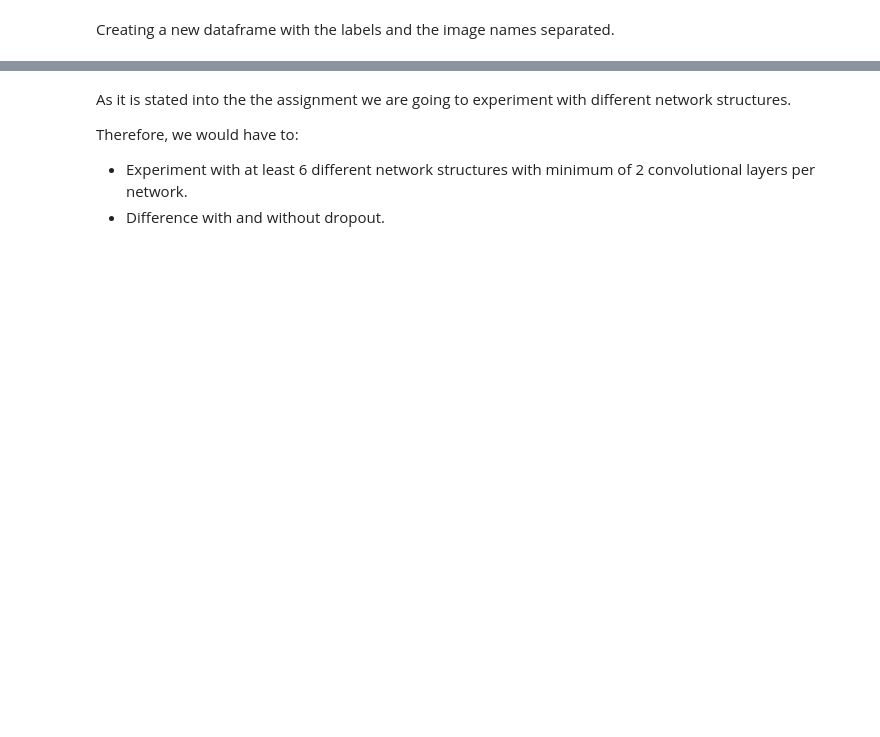
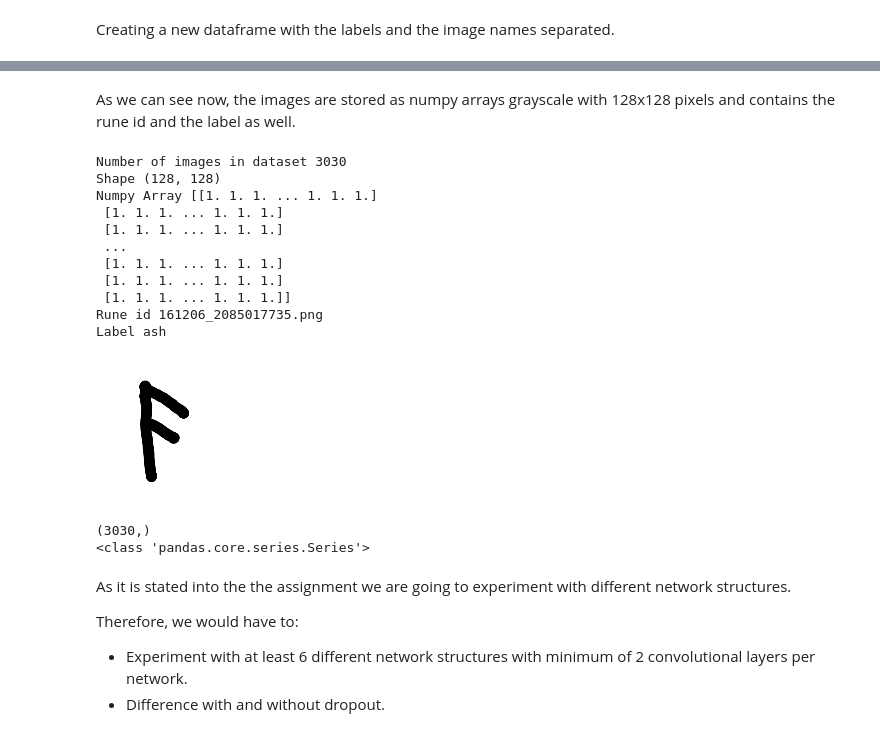
Before and after one commit to alexbejann/frisian-runes-recognition, a Jupyter notebook: MLBD-Assignment2/Part_2_CNN.ipynb, the cells around one changed output, grey strips where cells are left out. Cells and saved outputs as stored; diff of their text form; code cells hidden in the pictures; blank space fills up the shorter version.

```diff
--- a/MLBD-Assignment2/Part_2_CNN.ipynb
+++ b/MLBD-Assignment2/Part_2_CNN.ipynb
@@ -99,3 +114,31 @@ labeled_images.head(10)
+# %% [markdown]
+As we can see now, the images are stored as numpy arrays grayscale with 128x128 pixels and contains the rune id and the label as well.
+# %%
+print('Number of images in dataset', len(dataset_grayscale))
+print('Shape', dataset_grayscale[200][0].shape)
+print('Numpy Array', dataset_grayscale[200][0])
+print('Rune id', dataset_grayscale[200][1])
+print('Label', dataset_grayscale[200][2])
+display(dataset_grayscale[200][0])
+# %% [output]
+Number of images in dataset 3030
+Shape (128, 128)
+Numpy Array [[1. 1. 1. ... 1. 1. 1.]
+ [1. 1. 1. ... 1. 1. 1.]
+ [1. 1. 1. ... 1. 1. 1.]
+ ...
+ [1. 1. 1. ... 1. 1. 1.]
+ [1. 1. 1. ... 1. 1. 1.]
+ [1. 1. 1. ... 1. 1. 1.]]
+Rune id 161206_2085017735.png
+Label ash
+[figure, added]
+# %%
+print(labeled_images['image'].shape)
+print(type(labeled_images['image']))
+# %% [output]
+(3030,)
+<class 'pandas.core.series.Series'>
 # %% [markdown]
 As it is stated into the the assignment we are going to experiment with different network structures.
 
```
Also changed, not shown: parts of 19 cells of this notebook.
